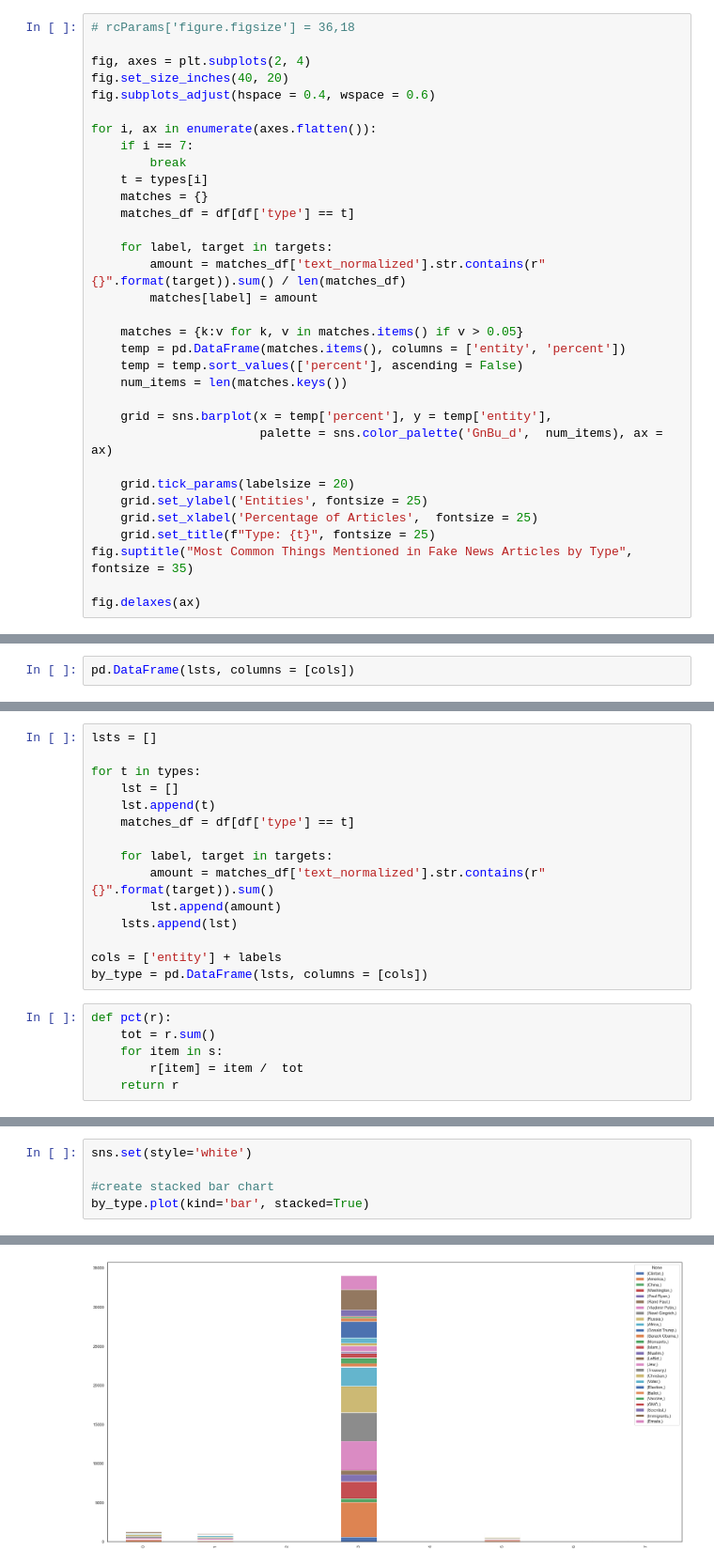
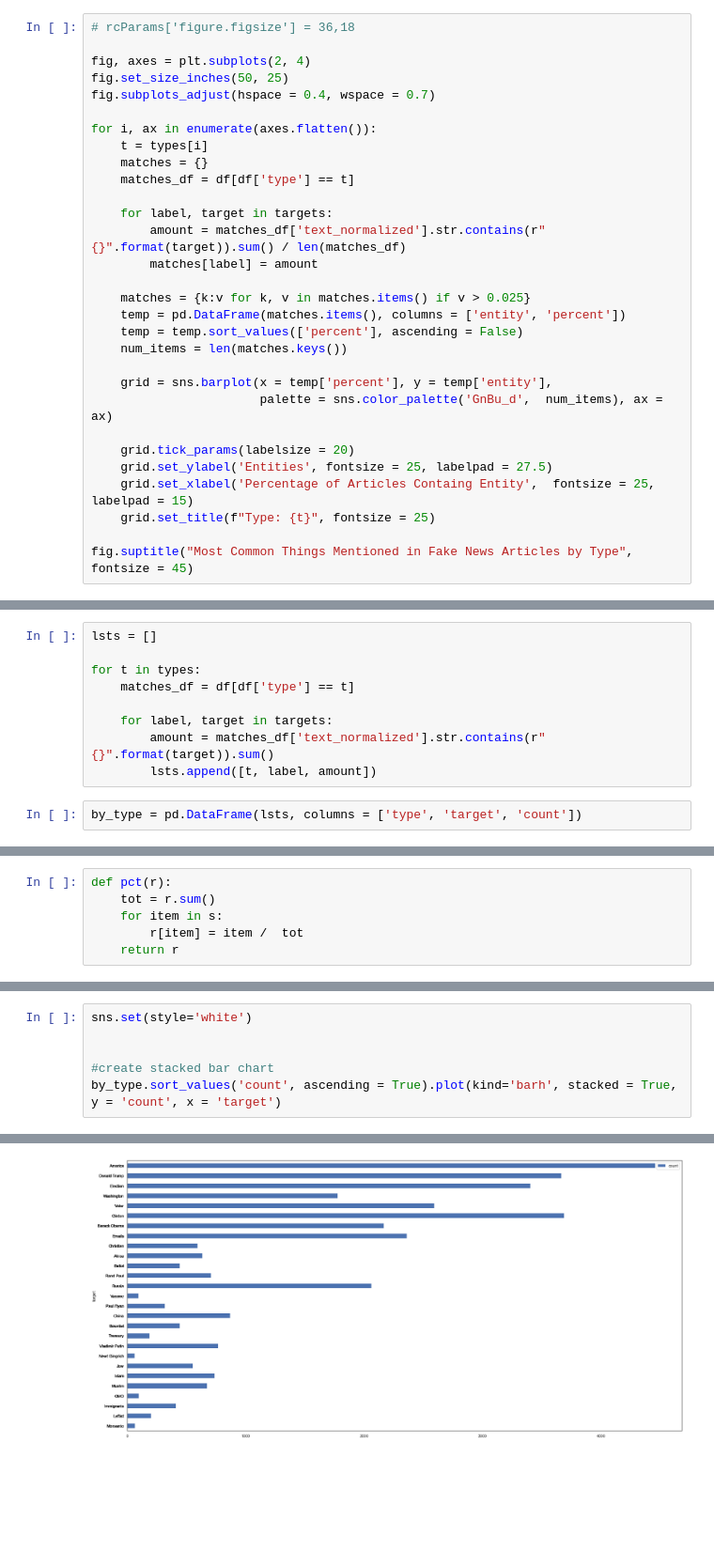
Before and after one commit to haleyej/ala_470_proj, a Jupyter notebook: viz.ipynb, the cells around one changed output, grey strips where cells are left out. Shown at 94% size. Drawn from its saved outputs; the diff is of its cells as text; blank space fills up the shorter version.

```diff
--- a/viz.ipynb
+++ b/viz.ipynb
@@ -265,12 +278,10 @@ Text(0.5, 0.98, 'Most Common Things Mentioned in Fake News Articles by Type')
 # rcParams['figure.figsize'] = 36,18
 
 fig, axes = plt.subplots(2, 4)
-fig.set_size_inches(40, 20)
-fig.subplots_adjust(hspace = 0.4, wspace = 0.6)
+fig.set_size_inches(50, 25)
+fig.subplots_adjust(hspace = 0.4, wspace = 0.7)
 
 for i, ax in enumerate(axes.flatten()):
-    if i == 7:
-        break
     t = types[i]
     matches = {}
     matches_df = df[df['type'] == t]
@@ -279,7 +290,7 @@ for i, ax in enumerate(axes.flatten()):
         amount = matches_df['text_normalized'].str.contains(r"{}".format(target)).sum() / len(matches_df)
         matches[label] = amount
 
-    matches = {k:v for k, v in matches.items() if v > 0.05}
+    matches = {k:v for k, v in matches.items() if v > 0.025}
     temp = pd.DataFrame(matches.items(), columns = ['entity', 'percent'])
     temp = temp.sort_values(['percent'], ascending = False)
     num_items = len(matches.keys())
@@ -288,10 +299,9 @@ for i, ax in enumerate(axes.flatten()):
                        palette = sns.color_palette('GnBu_d',  num_items), ax = ax)
 
     grid.tick_params(labelsize = 20)
-    grid.set_ylabel('Entities', fontsize = 25)
-    grid.set_xlabel('Percentage of Articles',  fontsize = 25)
+    grid.set_ylabel('Entities', fontsize = 25, labelpad = 27.5)
+    grid.set_xlabel('Percentage of Articles Containg Entity',  fontsize = 25, labelpad = 15)
     grid.set_title(f"Type: {t}", fontsize = 25)
-fig.suptitle("Most Common Things Mentioned in Fake News Articles by Type", fontsize = 35)
 
-fig.delaxes(ax)
+fig.suptitle("Most Common Things Mentioned in Fake News Articles by Type", fontsize = 45)
 # %% [output]
@@ -299,4 +310,13 @@ fig.delaxes(ax)
 # %% [markdown]
 <h2>Grouped Barplot</h2>
+# %%
+lsts = []
+
+for t in types:
+    matches_df = df[df['type'] == t]
+
+    for label, target in targets:
+        amount = matches_df['text_normalized'].str.contains(r"{}".format(target)).sum()
+        lsts.append([t, label, amount])
 # %%
-pd.DataFrame(lsts, columns = [cols])
+by_type = pd.DataFrame(lsts, columns = ['type', 'target', 'count'])
@@ -314,18 +323,3 @@ pd.DataFrame(lsts, columns = [cols])
-# %%
-lsts = []
-
-for t in types:
-    lst = []
-    lst.append(t)
-    matches_df = df[df['type'] == t]
-
-    for label, target in targets:
-        amount = matches_df['text_normalized'].str.contains(r"{}".format(target)).sum()
-        lst.append(amount)
-    lsts.append(lst)
-
-cols = ['entity'] + labels
-by_type = pd.DataFrame(lsts, columns = [cols])
 # %%
 def pct(r):
     tot = r.sum()
@@ -339,6 +345,7 @@ TypeError: 'Series' object is not callable
 # %%
 sns.set(style='white')
 
+
 #create stacked bar chart
-by_type.plot(kind='bar', stacked=True)
+by_type.sort_values('count', ascending = True).plot(kind='barh', stacked = True, y = 'count', x = 'target')
 # %% [output]
@@ -346,4 +353,4 @@ by_type.plot(kind='bar', stacked=True)
-[figure, old version]
+[figure, new version]
 # %%
 fig, axes = plt.subplots(1, 2)
 fig.set_size_inches(40, 20)
```
Also changed, not shown: parts of 12 cells of this notebook.
